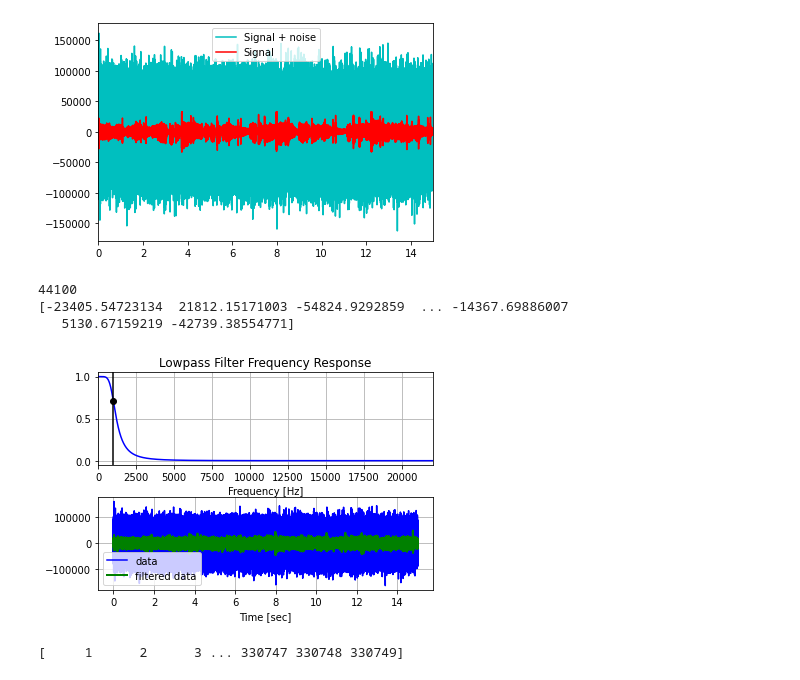
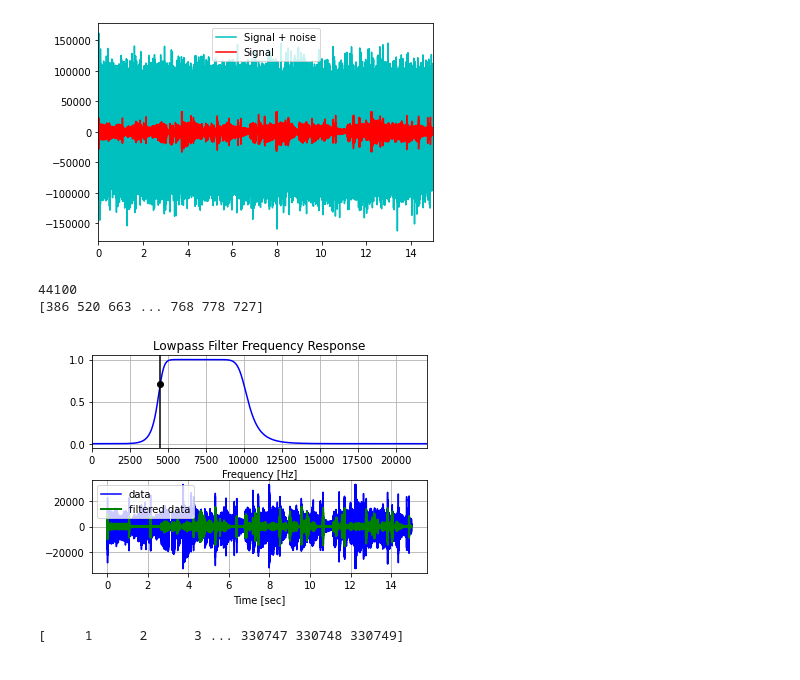
Before and after one commit to CenaAshoori/Signal-Processing, a Jupyter notebook: Audio FFT/audio_FFT.ipynb, the cells around one changed output. Drawn from its saved outputs; the diff is of its cells as text; code cells hidden in the pictures.

```diff
--- a/Audio FFT/audio_FFT.ipynb
+++ b/Audio FFT/audio_FFT.ipynb
@@ -95,17 +95,20 @@ from scipy.signal import butter, lfilter, freqz, cheby1
 import matplotlib.pyplot as plt
 
 
-def filter(signal, cutoff, sr, order):
+def filter(signal, low_cutoff,high_cutoff, sr, order):
     print(sr)
-    def butter_lowpass(cutoff, sr, order=5):
+
+    def butter_lowpass(sr, order=5):
         nyq = .5 * sr
-        normal_cutoff = cutoff / nyq
-        b, a = butter(order, normal_cutoff, btype='low', analog=False)
-        # b, a = cheby1(order, 10, normal_cutoff, btype='low', analog=False)
+        low = low_cutoff / nyq
+        high = high_cutoff / nyq
+        # b, a = butter(order, [low,high], btype='band', analog=False)
+        b, a = butter(order,10, [low,high], btype='band', analog=False)
+        # b, a = cheby1(order, 10, low_cutoff, btype='low', analog=False)
         return b, a
 
-    def butter_lowpass_filter(data, cutoff, sr, order=5):
-        b, a = butter_lowpass(cutoff, sr, order=order)
+    def butter_lowpass_filter(data, sr, order=5):
+        b, a = butter_lowpass( sr, order=order)
         y = lfilter(b, a, data)
         return y
 
@@ -116,14 +119,14 @@ def filter(signal, cutoff, sr, order):
     # signal = signal_noisy
     # before_filter_signal = signal
     # Get the filter coefficients so we can check its frequency response.
-    b, a = butter_lowpass(cutoff, sr, order)
+    b, a = butter_lowpass(sr, order)
 
     # Plot the frequency response.
     w, h = freqz(b, a, worN=8000)
     plt.subplot(2, 1, 1)
     plt.plot(0.5*sr*w/np.pi, np.abs(h), 'b')
-    plt.plot(cutoff, 0.5*np.sqrt(2), 'ko')
-    plt.axvline(cutoff, color='k')
+    plt.plot(low_cutoff, 0.5*np.sqrt(2), 'ko')
+    plt.axvline(low_cutoff, color='k')
     plt.xlim(0, 0.5*sr)
     plt.title("Lowpass Filter Frequency Response")
     plt.xlabel('Frequency [Hz]')
@@ -139,7 +142,7 @@ def filter(signal, cutoff, sr, order):
 
     # Filter the data, and plot both the original and filtered signals.
     print(signal)
-    y = butter_lowpass_filter(signal, cutoff, sr, order)
+    y = butter_lowpass_filter(signal, sr, order)
 
     plt.subplot(2, 1, 2)
     plt.plot(t, signal, 'b-', label='data')
@@ -155,16 +158,16 @@ def filter(signal, cutoff, sr, order):
 # %%
 # # Filter requirements.
 # order = 6
 # fs = sample_rate       # sample rate, Hz
 # cutoff = 1000  # desired cutoff frequency of the filter, Hz
 # before_filter_signal = signal_noisy
-firstFilter = filter(signal_noisy, cutoff=1000, sr=sample_rate, order=3)
+firstFilter = filter(signal, low_cutoff=4500,
+                     high_cutoff=10000, sr=sample_rate, order=6)
 # secFilter = filter(firstFilter, cutoff=10000, sr=sample_rate, order=6)
 # %% [output]
 44100
-[-23405.54723134  21812.15171003 -54824.9292859  ... -14367.69886007
-   5130.67159219 -42739.38554771]
+[386 520 663 ... 768 778 727]
-[figure, old version]
+[figure, new version]
 # %%
 
 convert_to_wav(dst+"_convert_file.wav",sample_rate, firstFilter.astype(data.dtype))
```
